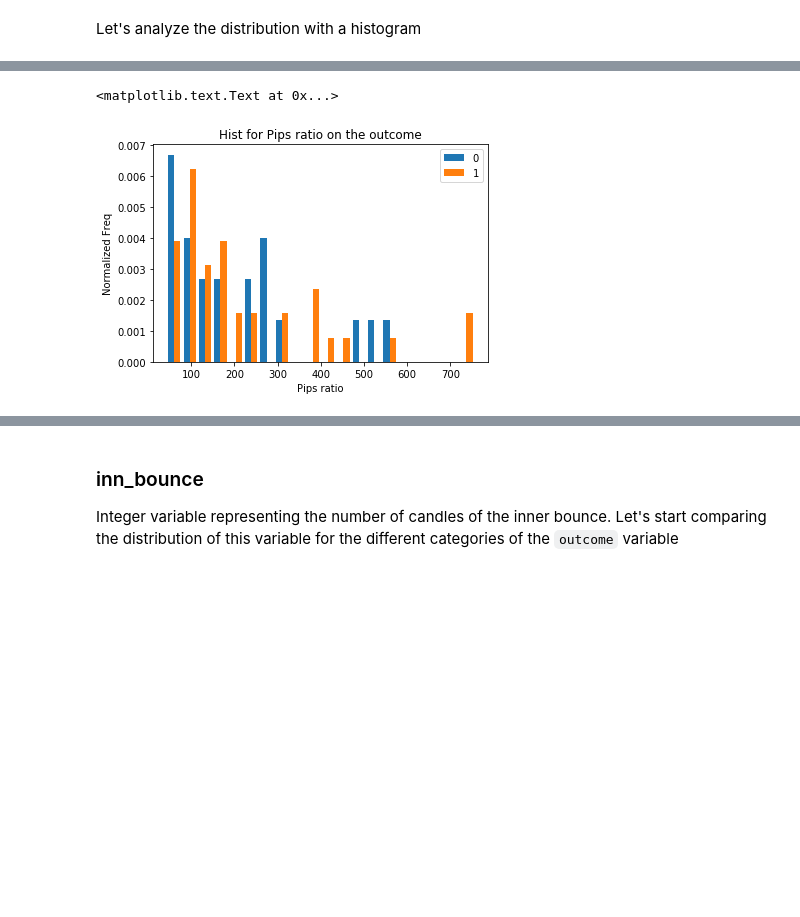
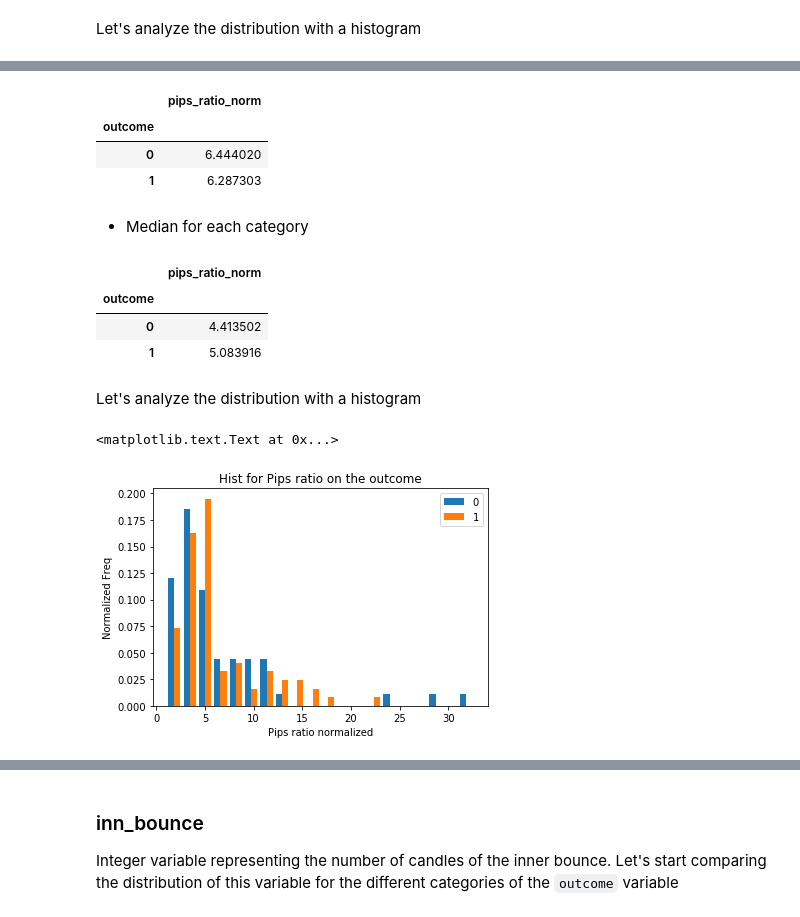
Before and after one commit to FOREXfunguru/FOREX, a Jupyter notebook: notebooks/Binary_classifier_cont_trades.ipynb, the cells around one changed output, grey strips where cells are left out. Cells and saved outputs as stored; diff of their text form; code cells hidden in the pictures; blank space fills up the shorter version.

```diff
--- a/notebooks/Binary_classifier_cont_trades.ipynb
+++ b/notebooks/Binary_classifier_cont_trades.ipynb
@@ -183,0 +210,4 @@ Name: outcome, dtype: int64
+# %%
+contDF['diff']=(contDF['start']-contDF['last time'])
+# %%
+contDF['diff']=contDF['diff'].apply(lambda x: x.days)
@@ -411,0 +519,2 @@ fail=contDF.loc[contDF[outcome_lab]==0]['pips_ratio']
+# %%
+contDF['pips_ratio_norm']=contDF['norm_length_pips'].astype(int)/contDF['length of trend (-1)'].astype(int)
@@ -412,10 +527,31 @@ fail=contDF.loc[contDF[outcome_lab]==0]['pips_ratio']
+# %%
+contDF.groupby(outcome_lab).agg({'pips_ratio_norm': 'mean'})
+# %% [output]
+|  | pips_ratio_norm |
+| outcome |  |
+| 0 | 6.444020 |
+| 1 | 6.287303 |
+# %% [markdown]
+* Median for each category
+# %%
+contDF.groupby(outcome_lab).agg({'pips_ratio_norm': 'median'})
+# %% [output]
+|  | pips_ratio_norm |
+| outcome |  |
+| 0 | 4.413502 |
+| 1 | 5.083916 |
+# %% [markdown]
+Let's analyze the distribution with a histogram
+# %%
+succ=contDF.loc[contDF[outcome_lab]==1]['pips_ratio_norm']
+fail=contDF.loc[contDF[outcome_lab]==0]['pips_ratio_norm']
 # %%
 plt.hist([fail,succ], bins = 20, normed=True, label=['0','1'])
 
 plt.legend()
-plt.xlabel('Pips ratio')
+plt.xlabel('Pips ratio normalized')
 plt.ylabel('Normalized Freq')
 plt.title('Hist for Pips ratio on the outcome')
 # %% [output]
 <matplotlib.text.Text at 0x...>
-[figure, old version]
+[figure, new version]
```
Also changed, not shown: parts of 108 cells of this notebook.
